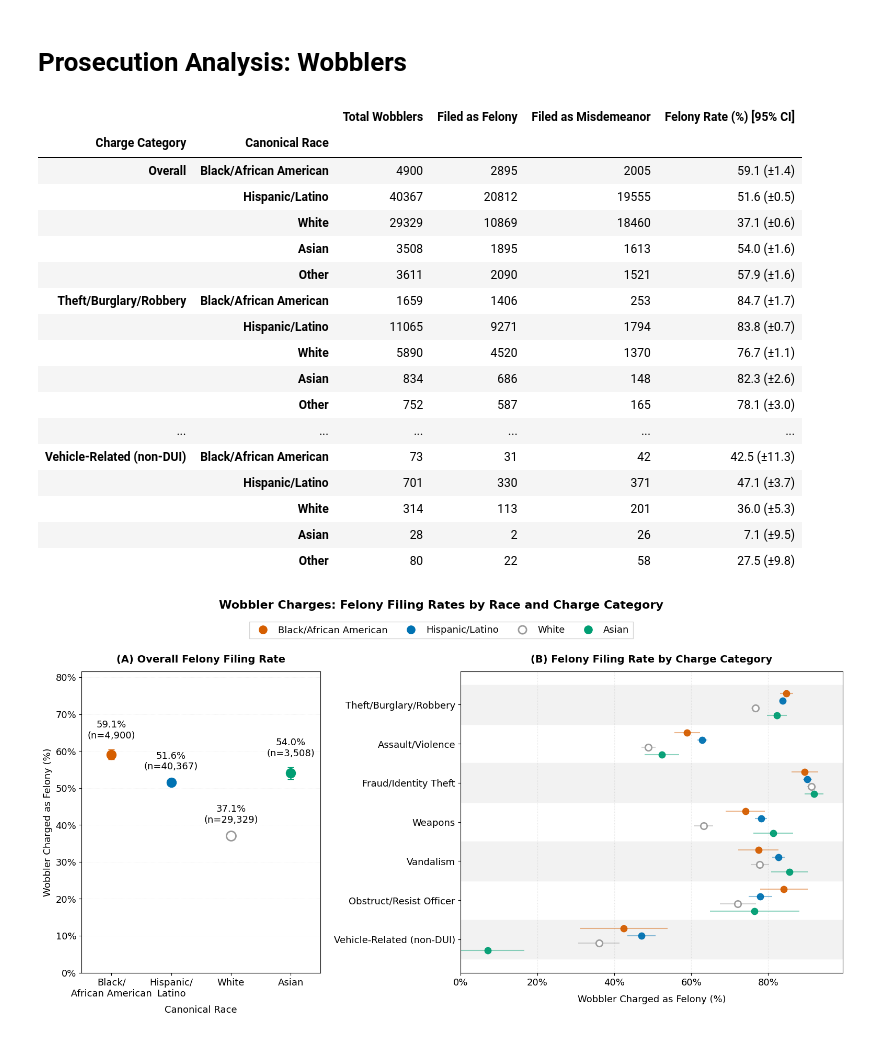
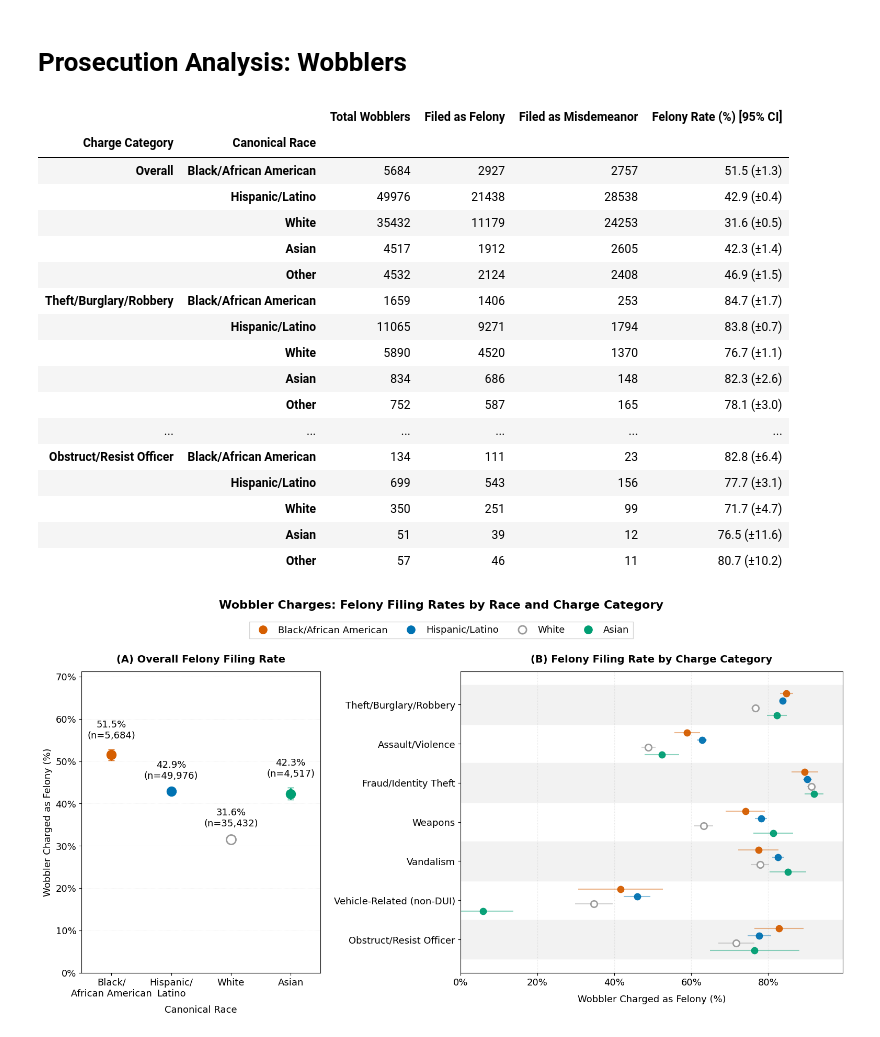
Before and after one commit to laurenbchu/honors-thesis, a Jupyter notebook: notebooks/02_analysis.ipynb, the cells around one changed output. Saved outputs shown, nothing was run; the diff lists cells and outputs as text; code cells hidden in the pictures.

Commit message:
Updated for poster figures

```diff
--- a/notebooks/02_analysis.ipynb
+++ b/notebooks/02_analysis.ipynb
@@ -533,6 +544,8 @@ statute
 241(B)           1
 Name: count, dtype: int64
 # %%
+substantive_full = substantive.copy()
+
 # DUI cases excluded: enhancement flag reflects DA's standard practice of jointly
 # filing VC 23152(a) and VC 23152(b) as paired counts, not traditional enhancements
 substantive = substantive[~substantive["source_case_id"].isin(dui_cases)].copy()
@@ -907,31 +924,31 @@ Overlap as % of 12022.53:  26.9%
 # %% [markdown]
 # Prosecution Analysis: Wobblers
 # %%
-filtered_wobbler_categories = analysis_utils.get_filtered_wobbler_categories(substantive)
-wobbler_combined = table_utils.wobbler_felony_rate_tables(substantive)
+filtered_wobbler_categories = analysis_utils.get_filtered_wobbler_categories(substantive_full)
+wobbler_combined = table_utils.wobbler_felony_rate_tables(substantive_full)
 display(wobbler_combined)
 # table_utils.export_wobbler_combined_to_latex(wobbler_combined)
 # %% [output]
 |  |  | Total Wobblers | Filed as Felony | Filed as Misdemeanor | Felony Rate (%) [95% CI] |
 | Charge Category | Canonical Race |  |  |  |  |
-| Overall | Black/African American | 4900 | 2895 | 2005 | 59.1 (±1.4) |
-|  | Hispanic/Latino | 40367 | 20812 | 19555 | 51.6 (±0.5) |
-|  | White | 29329 | 10869 | 18460 | 37.1 (±0.6) |
-|  | Asian | 3508 | 1895 | 1613 | 54.0 (±1.6) |
-|  | Other | 3611 | 2090 | 1521 | 57.9 (±1.6) |
+| Overall | Black/African American | 5684 | 2927 | 2757 | 51.5 (±1.3) |
+|  | Hispanic/Latino | 49976 | 21438 | 28538 | 42.9 (±0.4) |
+|  | White | 35432 | 11179 | 24253 | 31.6 (±0.5) |
+|  | Asian | 4517 | 1912 | 2605 | 42.3 (±1.4) |
+|  | Other | 4532 | 2124 | 2408 | 46.9 (±1.5) |
 | Theft/Burglary/Robbery | Black/African American | 1659 | 1406 | 253 | 84.7 (±1.7) |
 |  | Hispanic/Latino | 11065 | 9271 | 1794 | 83.8 (±0.7) |
 |  | White | 5890 | 4520 | 1370 | 76.7 (±1.1) |
 |  | Asian | 834 | 686 | 148 | 82.3 (±2.6) |
 |  | Other | 752 | 587 | 165 | 78.1 (±3.0) |
 | ... | ... | ... | ... | ... | ... |
-| Vehicle-Related (non-DUI) | Black/African American | 73 | 31 | 42 | 42.5 (±11.3) |
-|  | Hispanic/Latino | 701 | 330 | 371 | 47.1 (±3.7) |
-|  | White | 314 | 113 | 201 | 36.0 (±5.3) |
-|  | Asian | 28 | 2 | 26 | 7.1 (±9.5) |
-|  | Other | 80 | 22 | 58 | 27.5 (±9.8) |
+| Obstruct/Resist Officer | Black/African American | 134 | 111 | 23 | 82.8 (±6.4) |
+|  | Hispanic/Latino | 699 | 543 | 156 | 77.7 (±3.1) |
+|  | White | 350 | 251 | 99 | 71.7 (±4.7) |
+|  | Asian | 51 | 39 | 12 | 76.5 (±11.6) |
+|  | Other | 57 | 46 | 11 | 80.7 (±10.2) |
 # %%
-fig = visualization_utils.plot_wobbler_combined(substantive, top_categories=filtered_wobbler_categories, sort_by="rate_overall")
+fig = visualization_utils.plot_wobbler_combined(substantive_full, top_categories=filtered_wobbler_categories, sort_by="rate_overall")
 # visualization_utils.export_figure_to_pdf(fig, "wobblers")
 # %% [output]
-[figure, old version]
+[figure, new version]
```
Also changed, not shown: parts of 13 cells of this notebook, 1 other file.
